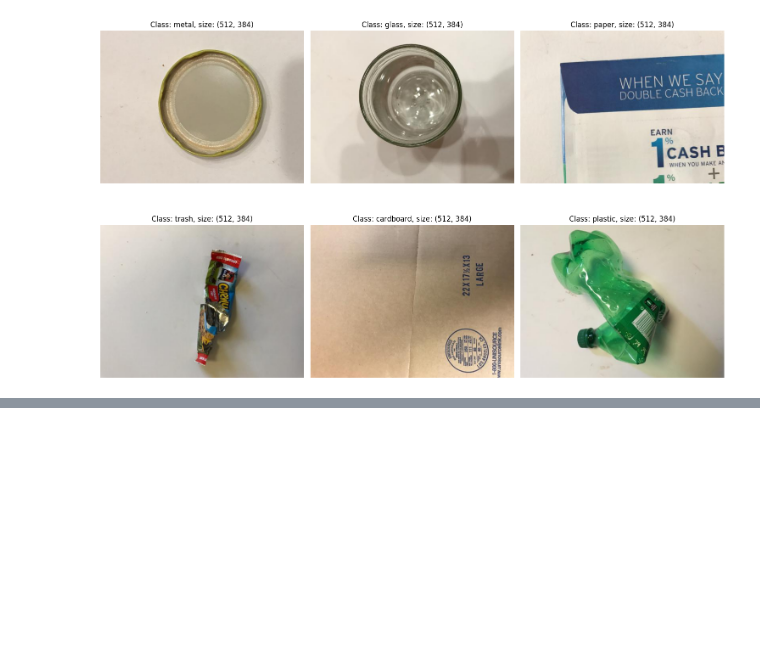
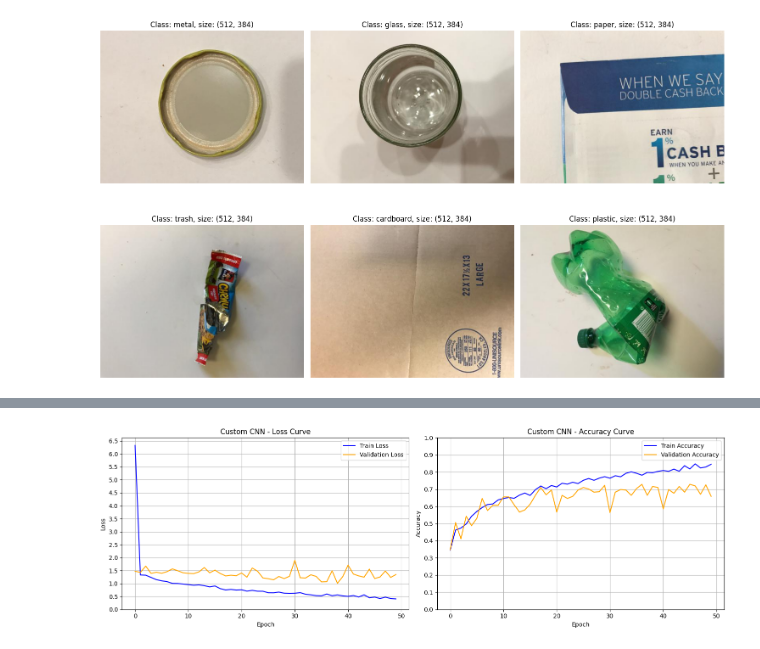
Before and after one commit to k0stro/garbage-classification, a Jupyter notebook: garbage-classification-cnn-vs-resnet50.ipynb, the cells around one changed output, grey strips where cells are left out. Cells and saved outputs as stored; diff of their text form; code cells hidden in the pictures; blank space fills up the shorter version.

```diff
--- a/garbage-classification-cnn-vs-resnet50.ipynb
+++ b/garbage-classification-cnn-vs-resnet50.ipynb
@@ -82,0 +509,4 @@ plt.show()
+# %%
+plot_loss_acc_curves(customcnn_history, 'Custom CNN')
+# %% [output]
+[figure, added]
```
Also changed, not shown: parts of 37 cells of this notebook.
